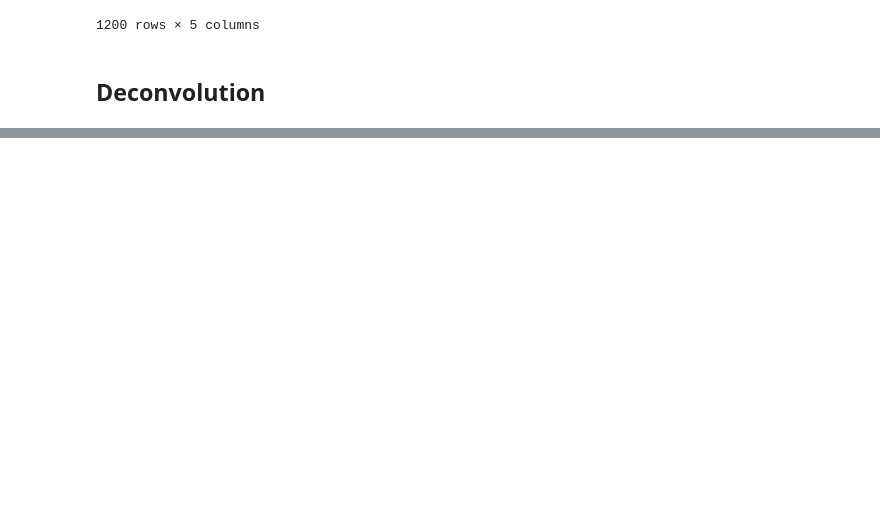
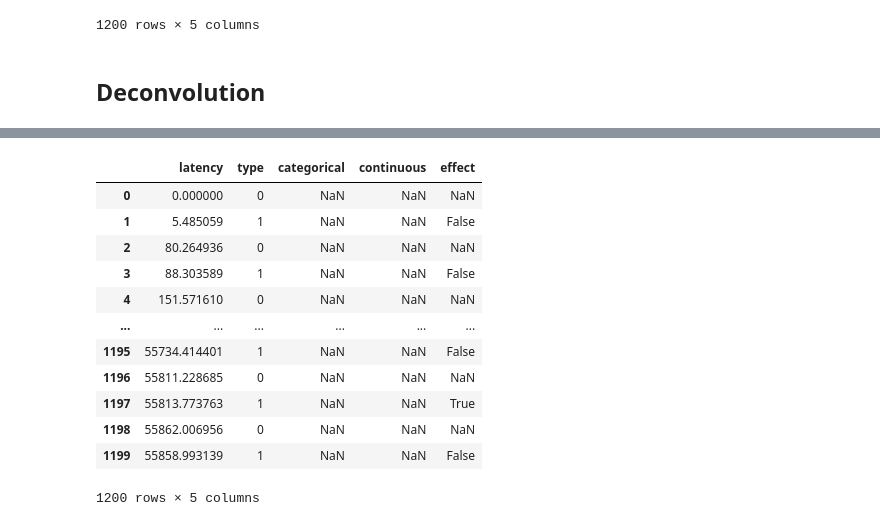
Before and after one commit to incubodac/PyDeconv, a Jupyter notebook: test_and_sims.ipynb, the cells around one changed output, grey strips where cells are left out. Saved outputs shown, nothing was run; the diff lists cells and outputs as text; code cells hidden in the pictures; blank space fills up the shorter version.

```diff
--- a/test_and_sims.ipynb
+++ b/test_and_sims.ipynb
@@ -318,2 +323,18 @@ plt.plot(sig.data)
 # %%
 features['latency']
+# %%
+evts
+# %% [output]
+|  | latency | type | categorical | continuous | effect |
+| 0 | 0.000000 | 0 | NaN | NaN | NaN |
+| 1 | 5.485059 | 1 | NaN | NaN | False |
+| 2 | 80.264936 | 0 | NaN | NaN | NaN |
+| 3 | 88.303589 | 1 | NaN | NaN | False |
+| 4 | 151.571610 | 0 | NaN | NaN | NaN |
+| ... | ... | ... | ... | ... | ... |
+| 1195 | 55734.414401 | 1 | NaN | NaN | False |
+| 1196 | 55811.228685 | 0 | NaN | NaN | NaN |
+| 1197 | 55813.773763 | 1 | NaN | NaN | True |
+| 1198 | 55862.006956 | 0 | NaN | NaN | NaN |
+| 1199 | 55858.993139 | 1 | NaN | NaN | False |
+1200 rows × 5 columns
```
Also changed, not shown: parts of 9 cells of this notebook, 4 other files.
